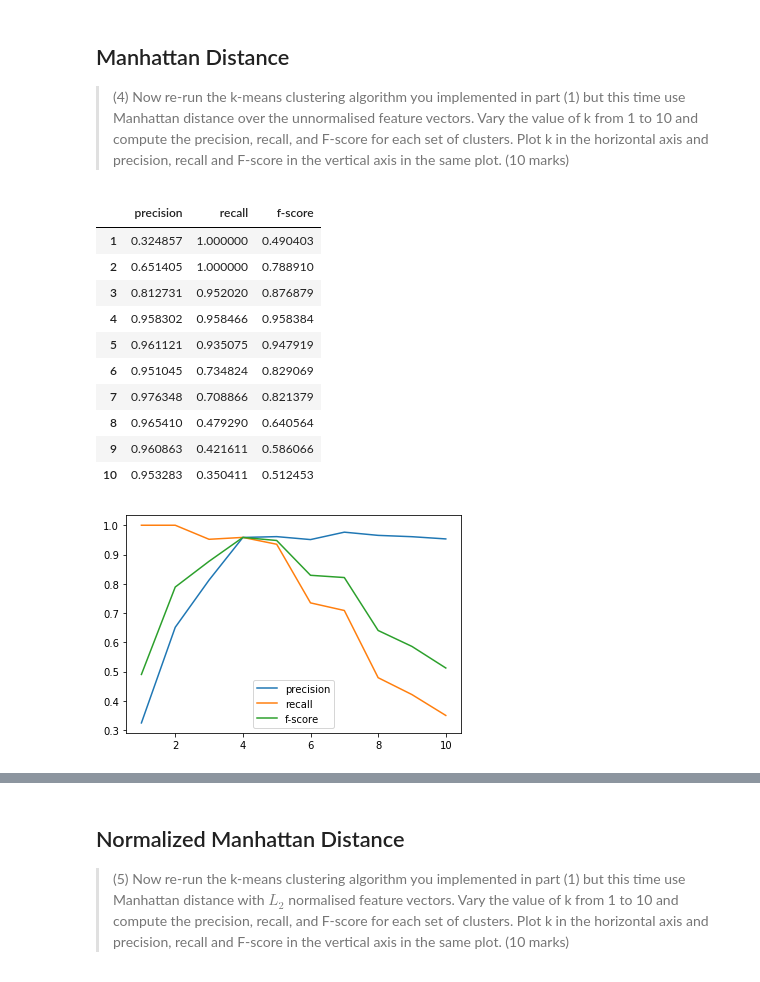
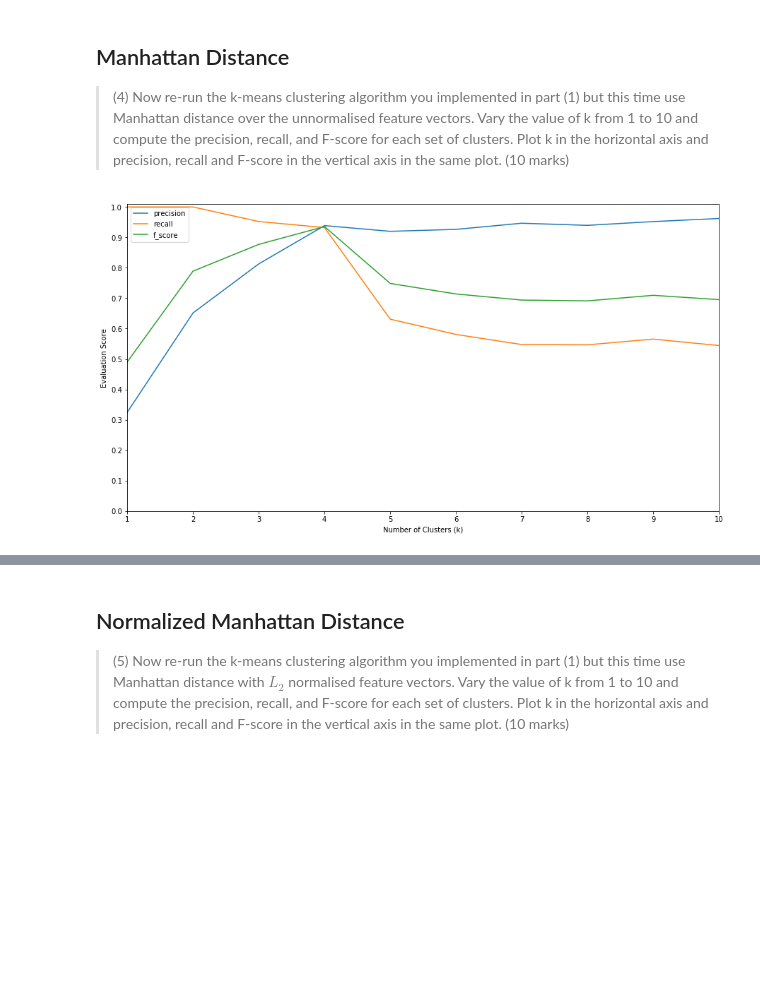
Before and after one commit to peterprescott/kmeans, a Jupyter notebook: notebook.ipynb, the cells around one changed output, grey strips where cells are left out. Cells and saved outputs as stored; diff of their text form; code cells hidden in the pictures; blank space fills up the shorter version.

```diff
--- a/notebook.ipynb
+++ b/notebook.ipynb
@@ -321,24 +330,7 @@ scores
 
 > (4) Now re-run the k-means clustering algorithm you implemented in part (1) but this time use Manhattan distance over the unnormalised feature vectors. Vary the value of k from 1 to 10
 and compute the precision, recall, and F-score for each set of clusters. Plot k in the horizontal axis and precision, recall and F-score in the vertical axis in the same plot. (10 marks)
-# %%
-score = {}
-for k in range(1,11):
-    model = KMeans(k=k, D=words, metric=manhattan_distance, seed=2)
-    score[k] = {'precision':model.precision,'recall':model.recall,'f-score':model.f_score}
-scores = pd.DataFrame(score).transpose()
-scores.plot()
-scores
-# %% [output]
-|  | precision | recall | f-score |
-| 1 | 0.324857 | 1.000000 | 0.490403 |
-| 2 | 0.651405 | 1.000000 | 0.788910 |
-| 3 | 0.812731 | 0.952020 | 0.876879 |
-| 4 | 0.958302 | 0.958466 | 0.958384 |
-| 5 | 0.961121 | 0.935075 | 0.947919 |
-| 6 | 0.951045 | 0.734824 | 0.829069 |
-| 7 | 0.976348 | 0.708866 | 0.821379 |
-| 8 | 0.965410 | 0.479290 | 0.640564 |
-| 9 | 0.960863 | 0.421611 | 0.586066 |
-| 10 | 0.953283 | 0.350411 | 0.512453 |
-[figure, removed]
+# %%
+show_results(get_scores(manhattan_distance, normed=False, seed=99989))
+# %% [output]
+[figure, added]
```
Also changed, not shown: parts of 24 cells of this notebook.
